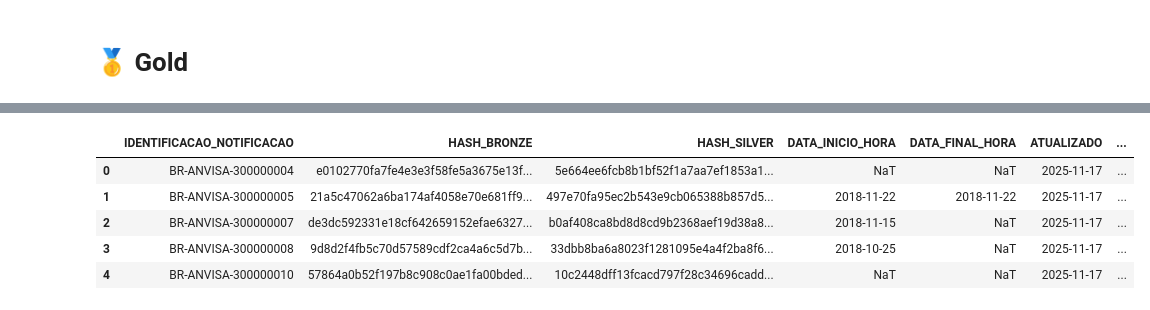
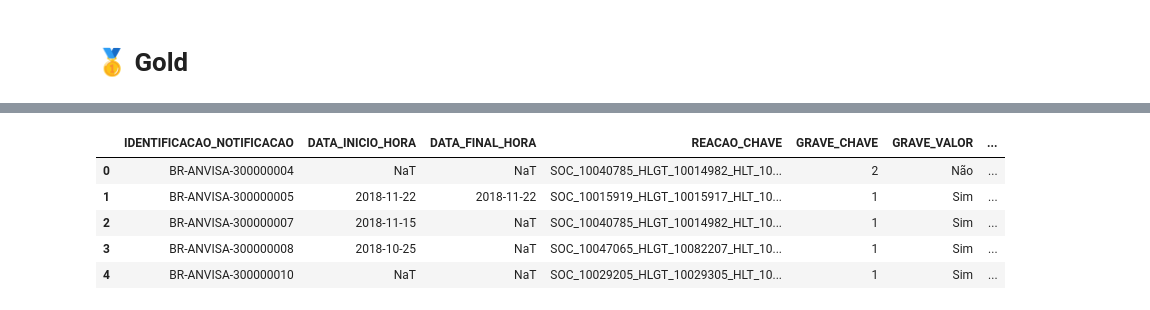
Before and after one commit to mlab-inf-ufrgs/vigimed, a Jupyter notebook: src/reacoes/etl_fat_reacoes.ipynb, the cells around one changed output, grey strips where cells are left out. Saved outputs shown, nothing was run; the diff lists cells and outputs as text; code cells hidden in the pictures.

```diff
--- a/src/reacoes/etl_fat_reacoes.ipynb
+++ b/src/reacoes/etl_fat_reacoes.ipynb
@@ -143,8 +143,8 @@ Index(['IDENTIFICACAO_NOTIFICACAO', 'REACAO_EVTO_ADVERSO_MEDDRA_LLT_VALOR',
 # %%
 from utils import build_row_hash
 
-hash_cols = ['IDENTIFICACAO_NOTIFICACAO', 'REACAO_EVTO_ADVERSO_MEDDRA_LLT_VALOR',
-       'PT', 'HLT', 'HLGT', 'SOC_VALOR', 'DATA_INICIO_HORA', 'DATA_FINAL_HORA',
+hash_cols = ['IDENTIFICACAO_NOTIFICACAO', 'REACAO_EVTO_ADVERSO_MEDDRA_LLT',
+       'PT', 'HLT', 'HLGT', 'SOC', 'DATA_INICIO_HORA', 'DATA_FINAL_HORA',
        'DURACAO', 'GRAVE', 'GRAVIDADE', 'DESFECHO']  # as colunas que devem entrar no hash
 silver["HASH_BRONZE"] = build_row_hash(silver, hash_cols, algo="sha256", sep="|")
 # %% [markdown]
@@ -188,5 +237,4 @@ Index(['SOC_CHAVE', 'SOC_VALOR', 'HLGT', 'HLT', 'PT', 'LLT_CHAVE',
 # %%
-hist_fat_reacoes = silver.merge(dim_soc, on=['REACAO_EVTO_ADVERSO_MEDDRA_LLT_VALOR', 'PT', 'HLT', 'HLGT','SOC_VALOR'], how='left')
-hist_fat_reacoes = hist_fat_reacoes.drop(['SOC_VALOR', 'HLGT', 'HLT', 'PT','REACAO_EVTO_ADVERSO_MEDDRA_LLT_VALOR'], axis=1)
+hist_fat_reacoes = silver.merge(result[['REACAO_CHAVE','LLT', 'PT', 'HLT', 'HLGT','SOC']], on=['LLT', 'PT', 'HLT', 'HLGT','SOC'], how='left')
 hist_fat_reacoes.head()
 # %% [output]
@@ -403,21 +476,26 @@ hist_fat_reacoes.to_parquet(Path(project_root) / "data/02_silver/hist_fat_reacoe
 # %%
-gold_cols = ['IDENTIFICACAO_NOTIFICACAO','HASH_BRONZE', 'HASH_SILVER',
+gold_cols = ['IDENTIFICACAO_NOTIFICACAO',
         'DATA_INICIO_HORA',
         'DATA_FINAL_HORA',
-        'ATUALIZADO',
-       #'SOC_CHAVE',
-       'LLT_CHAVE',
-       #'GRAVE_VALOR',
+       'REACAO_CHAVE',
        'GRAVE_CHAVE',
-       #'DESFECHO_VALOR',
+       'GRAVE_VALOR',
        'DESFECHO_CHAVE',
+       'DESFECHO_VALOR',
        'DURACAO_TIPO_CHAVE',
-       #'DURACAO_TIPO_VALOR',
+       'DURACAO_TIPO_VALOR',
        'DURACAO_VALOR',
        'GRAVIDADE_RESULTADO_OBITO',
        'GRAVIDADE_AMEACA_VIDA',
        'GRAVIDADE_INCAPACIDADE',
        'GRAVIDADE_HOSPITALIZACAO',
        'GRAVIDADE_OUTRO_EFEITO',
-       'GRAVIDADE_ANOMALIA_CONGENITA']
+       'GRAVIDADE_ANOMALIA_CONGENITA',
+
+       'ATUALIZADO',
+       'HASH_BRONZE',
+       'HASH_SILVER']
+# %%
+fat = hist_fat_reacoes[gold_cols].copy()
+fat["HASH_GOLD"] = build_row_hash(fat, gold_cols, algo="sha256", sep="|")
 # %%
@@ -426,9 +504,9 @@ fat_reacoes.to_parquet(Path(project_root) / "data/03_gold/fat_reacoes/fat_reacoe
 # %%
-fat_reacoes.head()
+fat.head()
 # %% [output]
-|  | IDENTIFICACAO_NOTIFICACAO | HASH_BRONZE | HASH_SILVER | DATA_INICIO_HORA | DATA_FINAL_HORA | ATUALIZADO | ... |
-| 0 | BR-ANVISA-300000004 | e0102770fa7fe4e3e3f58fe5a3675e13f... | 5e664ee6fcb8b1bf52f1a7aa7ef1853a1... | NaT | NaT | 2025-11-17 | ... |
-| 1 | BR-ANVISA-300000005 | 21a5c47062a6ba174af4058e70e681ff9... | 497e70fa95ec2b543e9cb065388b857d5... | 2018-11-22 | 2018-11-22 | 2025-11-17 | ... |
-| 2 | BR-ANVISA-300000007 | de3dc592331e18cf642659152efae6327... | b0af408ca8bd8d8cd9b2368aef19d38a8... | 2018-11-15 | NaT | 2025-11-17 | ... |
-| 3 | BR-ANVISA-300000008 | 9d8d2f4fb5c70d57589cdf2ca4a6c5d7b... | 33dbb8ba6a8023f1281095e4a4f2ba8f6... | 2018-10-25 | NaT | 2025-11-17 | ... |
-| 4 | BR-ANVISA-300000010 | 57864a0b52f197b8c908c0ae1fa00bded... | 10c2448dff13fcacd797f28c34696cadd... | NaT | NaT | 2025-11-17 | ... |
+|  | IDENTIFICACAO_NOTIFICACAO | DATA_INICIO_HORA | DATA_FINAL_HORA | REACAO_CHAVE | GRAVE_CHAVE | GRAVE_VALOR | ... |
+| 0 | BR-ANVISA-300000004 | NaT | NaT | SOC_10040785_HLGT_10014982_HLT_10... | 2 | Não | ... |
+| 1 | BR-ANVISA-300000005 | 2018-11-22 | 2018-11-22 | SOC_10015919_HLGT_10015917_HLT_10... | 1 | Sim | ... |
+| 2 | BR-ANVISA-300000007 | 2018-11-15 | NaT | SOC_10040785_HLGT_10014982_HLT_10... | 1 | Sim | ... |
+| 3 | BR-ANVISA-300000008 | 2018-10-25 | NaT | SOC_10047065_HLGT_10082207_HLT_10... | 1 | Sim | ... |
+| 4 | BR-ANVISA-300000010 | NaT | NaT | SOC_10029205_HLGT_10029305_HLT_10... | 1 | Sim | ... |
```
Also changed, not shown: parts of 30 cells of this notebook, 16 other files.
